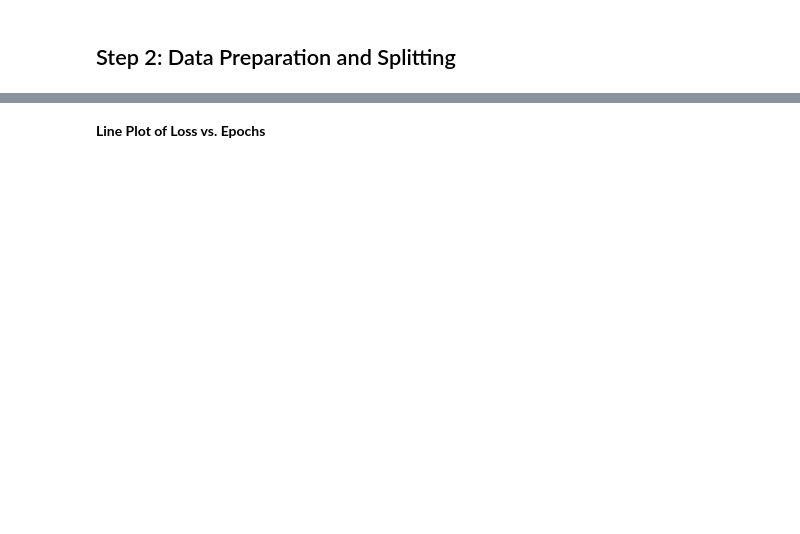
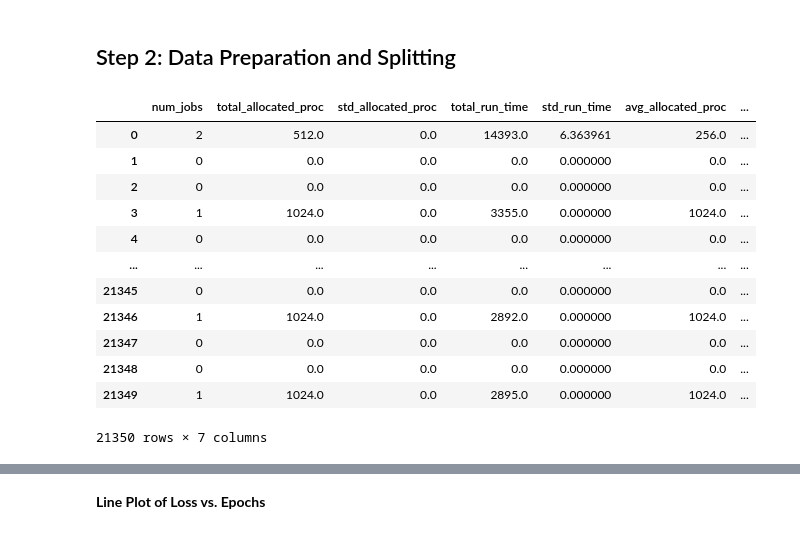
Before and after one commit to sfh525/ksak-timeseries-csa, a Jupyter notebook: lstm-dain.ipynb, the cells around one changed output, grey strips where cells are left out. Drawn from its saved outputs; the diff is of its cells as text; code cells hidden in the pictures; blank space fills up the shorter version.

```diff
--- a/lstm-dain.ipynb
+++ b/lstm-dain.ipynb
@@ -28,34 +61,49 @@ from datetime import datetime
 # %% [markdown]
 ## Step 2: Data Preparation and Splitting
 # %%
-import pandas as pd
-import numpy as np
-
-DATASET_PATH = "/kaggle/working/25-LLNL-uBGL-2006-2.parquet"
+DATASET_PATH = "/kaggle/input/datasets/avtnenet/parallel-workloads-archive/25-LLNL-uBGL-2006-2.parquet"
 SLICE_MINUTES = 15
+feature_cols = ['num_jobs', 'total_allocated_proc', 'std_allocated_proc', 'total_run_time', 'std_run_time', 'avg_allocated_proc', 'avg_run_time']
 
 def preprocess_data(path, slice_minutes):
     jobs = pd.read_parquet(path, columns=['submit_time', 'run_time', 'allocated_proc'])
     jobs = jobs.astype({'run_time': 'float64', 'allocated_proc': 'float64'})
+
     unix_time = (jobs['submit_time'] - pd.Timestamp('1970-01-01', tz='UTC')).dt.total_seconds()
     jobs['submit_time'] = unix_time - unix_time.min()
+
     jobs = jobs[jobs['run_time'] > 0].copy()
     jobs['slice'] = (jobs['submit_time'] // (slice_minutes * 60)).astype('int64')
+
     data_agg = jobs.groupby('slice').agg(
         num_jobs=('run_time', 'size'),
         total_run_time=('run_time', 'sum'),
         std_run_time=('run_time', 'std'),
         total_allocated_proc=('allocated_proc', 'sum'),
         std_allocated_proc=('allocated_proc', 'std'),
     )
     data_agg['avg_allocated_proc'] = data_agg['total_allocated_proc'] / data_agg['num_jobs']
     data_agg['avg_run_time'] = data_agg['total_run_time'] / data_agg['num_jobs']
+
     full_range = np.arange(data_agg.index.min(), data_agg.index.max() + 1)
     data_agg = data_agg.reindex(full_range, fill_value=0).fillna(0)
-    return data_agg.reset_index(drop=True)[
-        ['num_jobs', 'total_allocated_proc', 'std_allocated_proc', 'total_run_time',
-         'std_run_time', 'avg_allocated_proc', 'avg_run_time']
-    ]
+
+    return data_agg.reset_index(drop=True)[feature_cols]
+
 
 df = preprocess_data(DATASET_PATH, SLICE_MINUTES)
 df
+# %% [output]
+|  | num_jobs | total_allocated_proc | std_allocated_proc | total_run_time | std_run_time | avg_allocated_proc | ... |
+| 0 | 2 | 512.0 | 0.0 | 14393.0 | 6.363961 | 256.0 | ... |
+| 1 | 0 | 0.0 | 0.0 | 0.0 | 0.000000 | 0.0 | ... |
+| 2 | 0 | 0.0 | 0.0 | 0.0 | 0.000000 | 0.0 | ... |
+| 3 | 1 | 1024.0 | 0.0 | 3355.0 | 0.000000 | 1024.0 | ... |
+| 4 | 0 | 0.0 | 0.0 | 0.0 | 0.000000 | 0.0 | ... |
+| ... | ... | ... | ... | ... | ... | ... | ... |
+| 21345 | 0 | 0.0 | 0.0 | 0.0 | 0.000000 | 0.0 | ... |
+| 21346 | 1 | 1024.0 | 0.0 | 2892.0 | 0.000000 | 1024.0 | ... |
+| 21347 | 0 | 0.0 | 0.0 | 0.0 | 0.000000 | 0.0 | ... |
+| 21348 | 0 | 0.0 | 0.0 | 0.0 | 0.000000 | 0.0 | ... |
+| 21349 | 1 | 1024.0 | 0.0 | 2895.0 | 0.000000 | 1024.0 | ... |
+21350 rows × 7 columns
```
Also changed, not shown: parts of 43 cells of this notebook.
